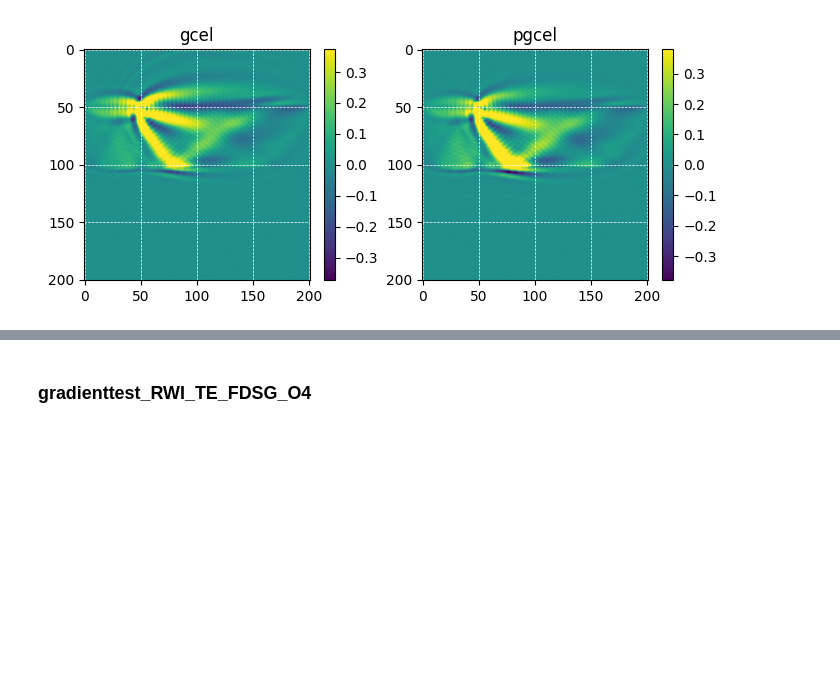
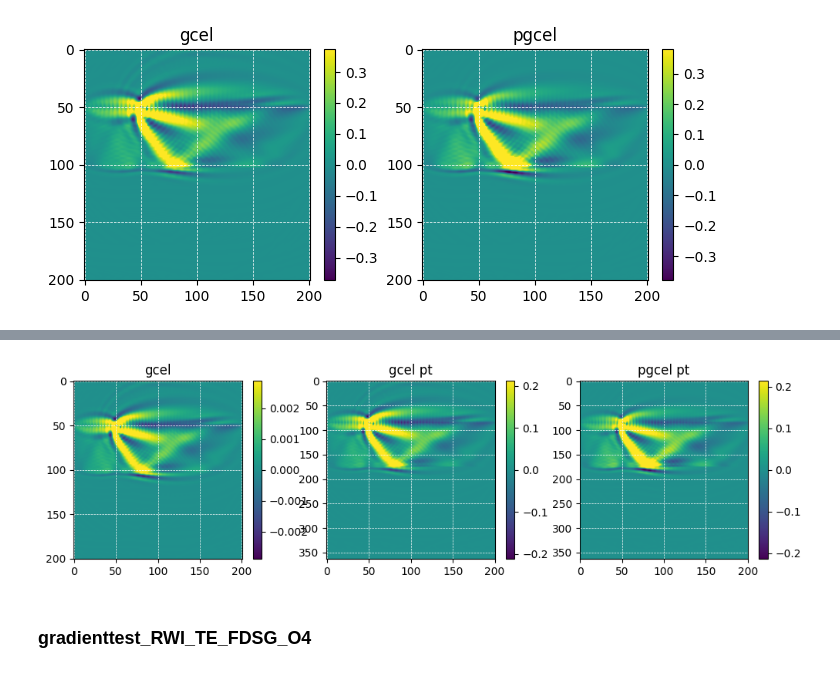
Before and after one commit to joeyartech/SeisJIMU, a Jupyter notebook: Demo/04_GradientTest_RWI/go.ipynb, the cells around one changed output, grey strips where cells are left out. Drawn from its saved outputs; the diff is of its cells as text; code cells hidden in the pictures; blank space fills up the shorter version.

```diff
--- a/Demo/04_GradientTest_RWI/go.ipynb
+++ b/Demo/04_GradientTest_RWI/go.ipynb
@@ -458,3 +495,15 @@ plt.subplot(1,2,2); imshow(read('results/qp0%pg'),perc=98,title='pgcel')
+# %%
+gepsr = read('results/correlate_gradient',(3*nx,nz))[:,nx:2*nx]
+gmur  = read('results/correlate_gradient',(3*nx,nz))[:,:nx]
+
+gcel,gimp = gepsrmur2gcelimp(gepsr, gmur, epsr[0,0], mur[0,0])
+plt.figure(figsize=(12,3))
+plt.subplot(1,3,1); imshow(gcel,perc=98,title='gcel')
+
+plt.subplot(1,3,2); imshow(read('results/qp0%g' ,(nx,364)),perc=98,title='gcel pt')
+plt.subplot(1,3,3); imshow(read('results/qp0%pg',(nx,364)),perc=98,title='pgcel pt')
+# %% [output]
+[figure, added]
 # %% [markdown]
 ### gradienttest_RWI_TE_FDSG_O4
 # %% [markdown]
```
Also changed, not shown: parts of 11 cells of this notebook, 7 other files.
